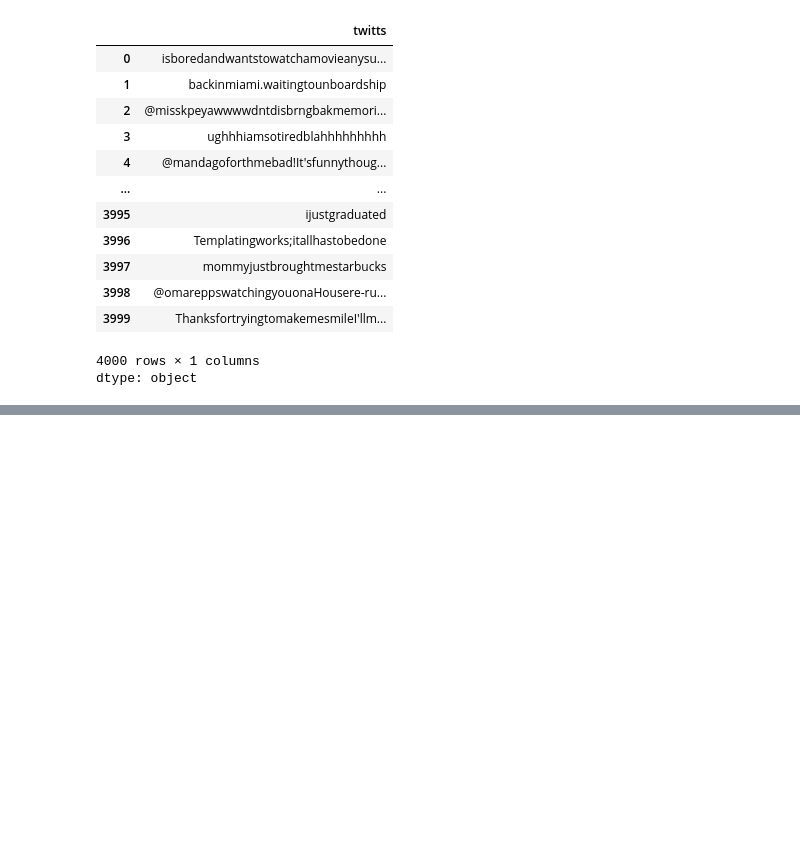
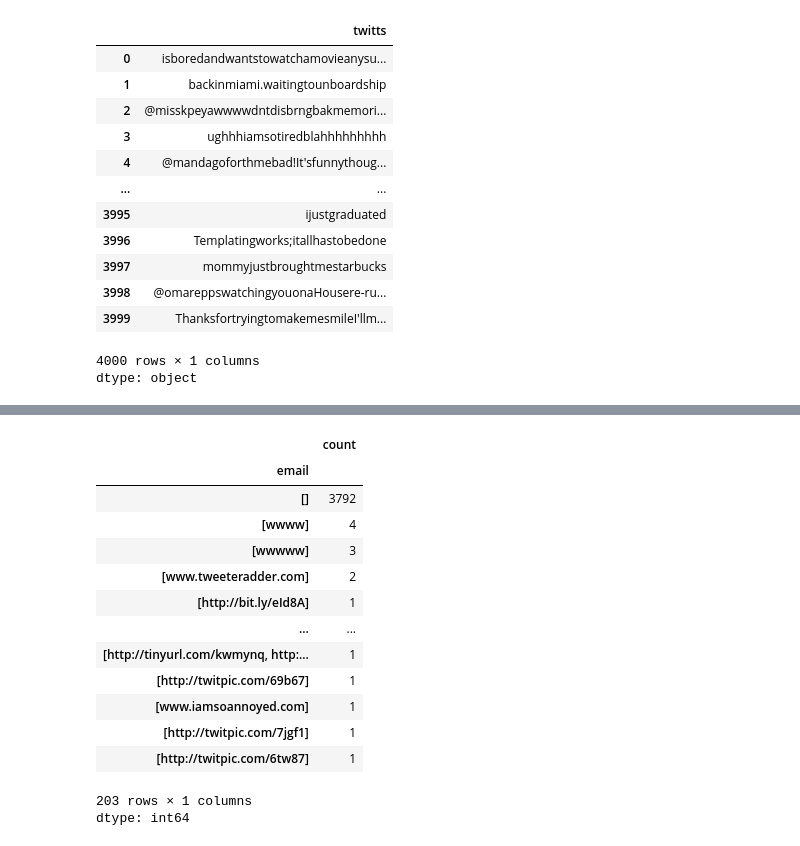
Before and after one commit to prekshith1ju/NLP, a Jupyter notebook: NLP3.ipynb, the cells around one changed output, grey strips where cells are left out. Drawn from its saved outputs; the diff is of its cells as text; code cells hidden in the pictures; blank space fills up the shorter version.

```diff
--- a/NLP3.ipynb
+++ b/NLP3.ipynb
@@ -142,0 +262,5 @@ data
+# %%
+pattern = r'\b[A-Za-a._+-]+@[A-Za-z.].[A_Z|a-z{2,}]\b'
+# %%
+data['email'] = data['twitts'].apply(lambda x: re.findall(pattern=pattern, string=x))
+data['email'].sample(5)
@@ -142,0 +275,5 @@ data
+# %%
+pattern = r'http\S+|www\S+'
+# %%
+data['email'] = data['twitts'].apply(lambda x: re.findall(pattern=pattern, string=x))
+data['email'].sample(5)
@@ -142,0 +288,18 @@ data
+# %%
+data['email'].value_counts()
+# %% [output]
+|  | count |
+| email |  |
+| [] | 3792 |
+| [wwww] | 4 |
+| [wwwww] | 3 |
+| [www.tweeteradder.com] | 2 |
+| [http://bit.ly/eId8A] | 1 |
+| ... | ... |
+| [http://tinyurl.com/kwmynq, http:... | 1 |
+| [http://twitpic.com/69b67] | 1 |
+| [www.iamsoannoyed.com] | 1 |
+| [http://twitpic.com/7jgf1] | 1 |
+| [http://twitpic.com/6tw87] | 1 |
+203 rows × 1 columns
+dtype: int64
```
Also changed, not shown: parts of 23 cells of this notebook.
